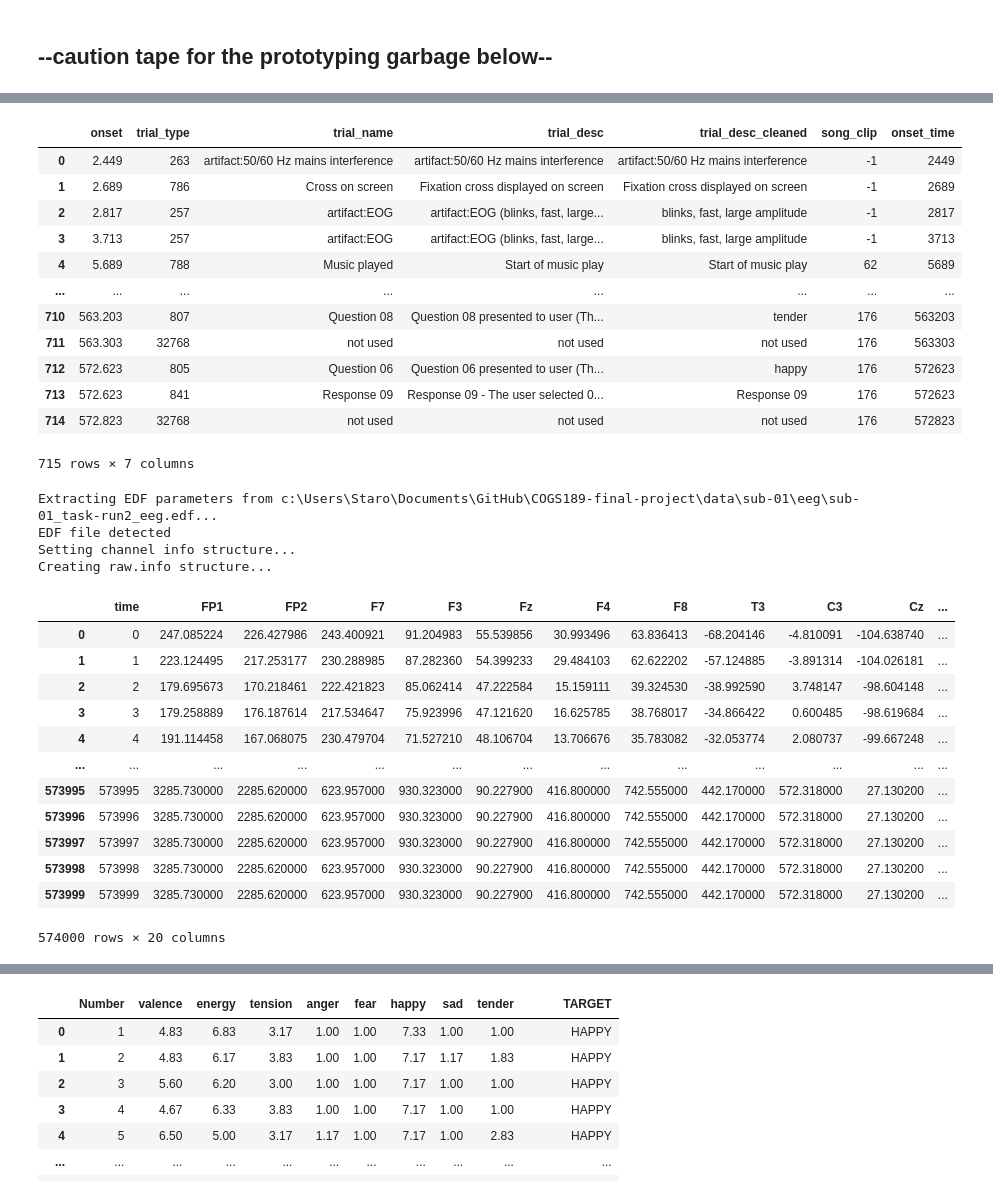
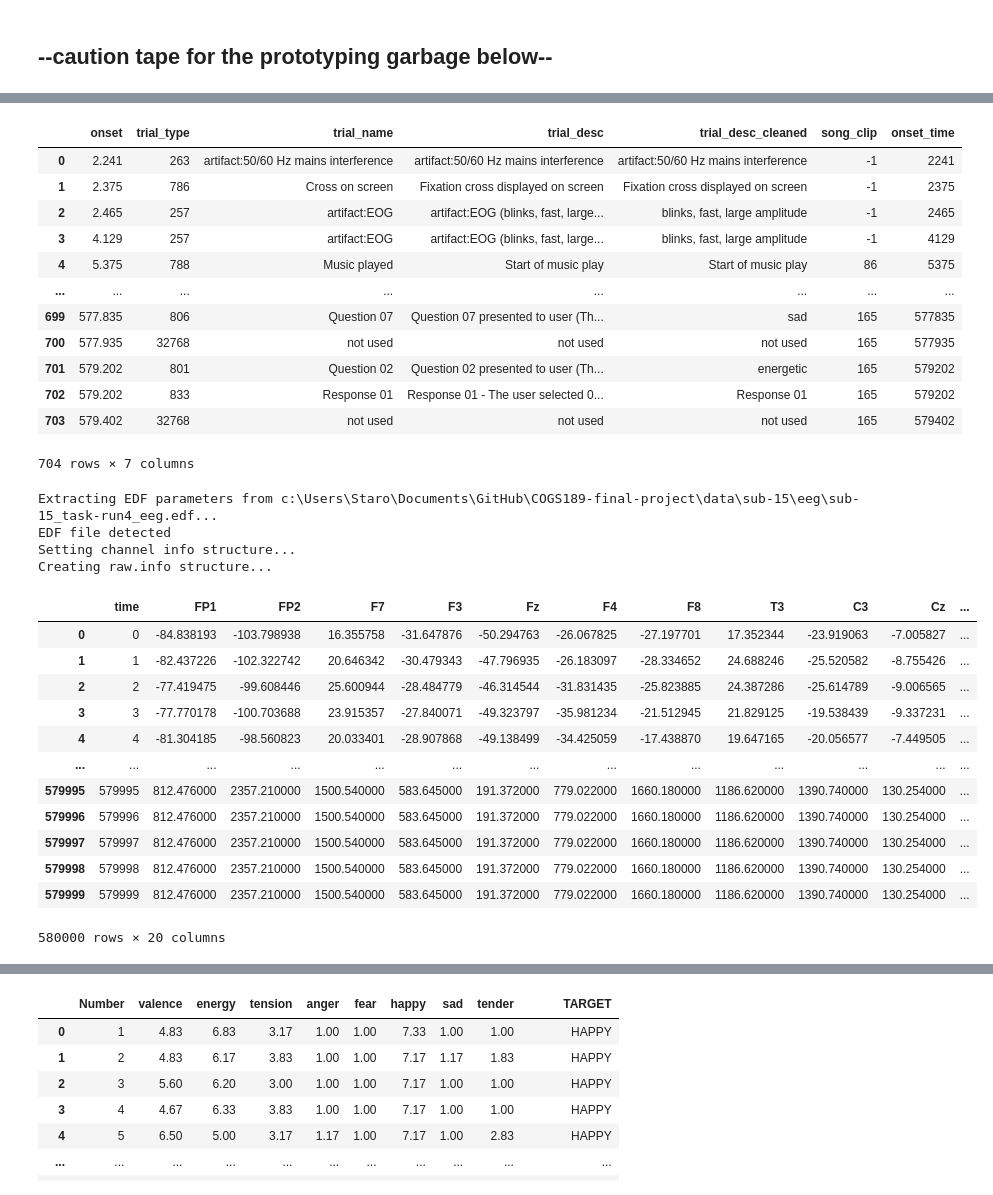
Before and after one commit to Ben243/COGS189-final-project, a Jupyter notebook: responses.ipynb, the cells around one changed output, grey strips where cells are left out. Drawn from its saved outputs; the diff is of its cells as text; code cells hidden in the pictures.

```diff
--- a/responses.ipynb
+++ b/responses.ipynb
@@ -228,5 +209,5 @@ KeyboardInterrupt:
 # %%
-trial_events = get_events(1,2)
+trial_events = get_events(15,4)
 te_sample = trial_events[(300<=trial_events['trial_type'])&(trial_events['trial_type']<=660)][['onset','trial_type']]
 songtime = te_sample['onset'].to_numpy()
 songdict = te_sample.set_index('onset').to_dict()['trial_type']
@@ -242,39 +223,39 @@ trial_events['onset_time'] = (trial_events.onset*1000).astype(int)
 trial_events
 # %% [output]
 |  | onset | trial_type | trial_name | trial_desc | trial_desc_cleaned | song_clip | onset_time |
-| 0 | 2.449 | 263 | artifact:50/60 Hz mains interference | artifact:50/60 Hz mains interference | artifact:50/60 Hz mains interference | -1 | 2449 |
-| 1 | 2.689 | 786 | Cross on screen | Fixation cross displayed on screen | Fixation cross displayed on screen | -1 | 2689 |
-| 2 | 2.817 | 257 | artifact:EOG | artifact:EOG (blinks, fast, large... | blinks, fast, large amplitude | -1 | 2817 |
-| 3 | 3.713 | 257 | artifact:EOG | artifact:EOG (blinks, fast, large... | blinks, fast, large amplitude | -1 | 3713 |
-| 4 | 5.689 | 788 | Music played | Start of music play | Start of music play | 62 | 5689 |
+| 0 | 2.241 | 263 | artifact:50/60 Hz mains interference | artifact:50/60 Hz mains interference | artifact:50/60 Hz mains interference | -1 | 2241 |
+| 1 | 2.375 | 786 | Cross on screen | Fixation cross displayed on screen | Fixation cross displayed on screen | -1 | 2375 |
+| 2 | 2.465 | 257 | artifact:EOG | artifact:EOG (blinks, fast, large... | blinks, fast, large amplitude | -1 | 2465 |
+| 3 | 4.129 | 257 | artifact:EOG | artifact:EOG (blinks, fast, large... | blinks, fast, large amplitude | -1 | 4129 |
+| 4 | 5.375 | 788 | Music played | Start of music play | Start of music play | 86 | 5375 |
 | ... | ... | ... | ... | ... | ... | ... | ... |
-| 710 | 563.203 | 807 | Question 08 | Question 08 presented to user (Th... | tender | 176 | 563203 |
-| 711 | 563.303 | 32768 | not used | not used | not used | 176 | 563303 |
-| 712 | 572.623 | 805 | Question 06 | Question 06 presented to user (Th... | happy | 176 | 572623 |
-| 713 | 572.623 | 841 | Response 09 | Response 09 - The user selected 0... | Response 09 | 176 | 572623 |
-| 714 | 572.823 | 32768 | not used | not used | not used | 176 | 572823 |
+| 699 | 577.835 | 806 | Question 07 | Question 07 presented to user (Th... | sad | 165 | 577835 |
+| 700 | 577.935 | 32768 | not used | not used | not used | 165 | 577935 |
+| 701 | 579.202 | 801 | Question 02 | Question 02 presented to user (Th... | energetic | 165 | 579202 |
+| 702 | 579.202 | 833 | Response 01 | Response 01 - The user selected 0... | Response 01 | 165 | 579202 |
+| 703 | 579.402 | 32768 | not used | not used | not used | 165 | 579402 |
-715 rows × 7 columns
+704 rows × 7 columns
 # %%
-record = get_recording(1,2)
+record = get_recording(15, 4)
 record
 # %% [output]
-Extracting EDF parameters from c:\Users\Staro\Documents\GitHub\COGS189-final-project\data\sub-01\eeg\sub-01_task-run2_eeg.edf...
+Extracting EDF parameters from c:\Users\Staro\Documents\GitHub\COGS189-final-project\data\sub-15\eeg\sub-15_task-run4_eeg.edf...
 EDF file detected
 Setting channel info structure...
 Creating raw.info structure...
 |  | time | FP1 | FP2 | F7 | F3 | Fz | F4 | F8 | T3 | C3 | Cz | ... |
-| 0 | 0 | 247.085224 | 226.427986 | 243.400921 | 91.204983 | 55.539856 | 30.993496 | 63.836413 | -68.204146 | -4.810091 | -104.638740 | ... |
-| 1 | 1 | 223.124495 | 217.253177 | 230.288985 | 87.282360 | 54.399233 | 29.484103 | 62.622202 | -57.124885 | -3.891314 | -104.026181 | ... |
-| 2 | 2 | 179.695673 | 170.218461 | 222.421823 | 85.062414 | 47.222584 | 15.159111 | 39.324530 | -38.992590 | 3.748147 | -98.604148 | ... |
-| 3 | 3 | 179.258889 | 176.187614 | 217.534647 | 75.923996 | 47.121620 | 16.625785 | 38.768017 | -34.866422 | 0.600485 | -98.619684 | ... |
-| 4 | 4 | 191.114458 | 167.068075 | 230.479704 | 71.527210 | 48.106704 | 13.706676 | 35.783082 | -32.053774 | 2.080737 | -99.667248 | ... |
+| 0 | 0 | -84.838193 | -103.798938 | 16.355758 | -31.647876 | -50.294763 | -26.067825 | -27.197701 | 17.352344 | -23.919063 | -7.005827 | ... |
+| 1 | 1 | -82.437226 | -102.322742 | 20.646342 | -30.479343 | -47.796935 | -26.183097 | -28.334652 | 24.688246 | -25.520582 | -8.755426 | ... |
+| 2 | 2 | -77.419475 | -99.608446 | 25.600944 | -28.484779 | -46.314544 | -31.831435 | -25.823885 | 24.387286 | -25.614789 | -9.006565 | ... |
+| 3 | 3 | -77.770178 | -100.703688 | 23.915357 | -27.840071 | -49.323797 | -35.981234 | -21.512945 | 21.829125 | -19.538439 | -9.337231 | ... |
+| 4 | 4 | -81.304185 | -98.560823 | 20.033401 | -28.907868 | -49.138499 | -34.425059 | -17.438870 | 19.647165 | -20.056577 | -7.449505 | ... |
 | ... | ... | ... | ... | ... | ... | ... | ... | ... | ... | ... | ... | ... |
-| 573995 | 573995 | 3285.730000 | 2285.620000 | 623.957000 | 930.323000 | 90.227900 | 416.800000 | 742.555000 | 442.170000 | 572.318000 | 27.130200 | ... |
-| 573996 | 573996 | 3285.730000 | 2285.620000 | 623.957000 | 930.323000 | 90.227900 | 416.800000 | 742.555000 | 442.170000 | 572.318000 | 27.130200 | ... |
-| 573997 | 573997 | 3285.730000 | 2285.620000 | 623.957000 | 930.323000 | 90.227900 | 416.800000 | 742.555000 | 442.170000 | 572.318000 | 27.130200 | ... |
-| 573998 | 573998 | 3285.730000 | 2285.620000 | 623.957000 | 930.323000 | 90.227900 | 416.800000 | 742.555000 | 442.170000 | 572.318000 | 27.130200 | ... |
-| 573999 | 573999 | 3285.730000 | 2285.620000 | 623.957000 | 930.323000 | 90.227900 | 416.800000 | 742.555000 | 442.170000 | 572.318000 | 27.130200 | ... |
+| 579995 | 579995 | 812.476000 | 2357.210000 | 1500.540000 | 583.645000 | 191.372000 | 779.022000 | 1660.180000 | 1186.620000 | 1390.740000 | 130.254000 | ... |
+| 579996 | 579996 | 812.476000 | 2357.210000 | 1500.540000 | 583.645000 | 191.372000 | 779.022000 | 1660.180000 | 1186.620000 | 1390.740000 | 130.254000 | ... |
+| 579997 | 579997 | 812.476000 | 2357.210000 | 1500.540000 | 583.645000 | 191.372000 | 779.022000 | 1660.180000 | 1186.620000 | 1390.740000 | 130.254000 | ... |
+| 579998 | 579998 | 812.476000 | 2357.210000 | 1500.540000 | 583.645000 | 191.372000 | 779.022000 | 1660.180000 | 1186.620000 | 1390.740000 | 130.254000 | ... |
+| 579999 | 579999 | 812.476000 | 2357.210000 | 1500.540000 | 583.645000 | 191.372000 | 779.022000 | 1660.180000 | 1186.620000 | 1390.740000 | 130.254000 | ... |
-574000 rows × 20 columns
+580000 rows × 20 columns
 # %%
 
 ot = trial_events[trial_events.trial_type.isin([788,1092])].groupby('song_clip').head(2)[['song_clip','onset_time']]
```
Also changed, not shown: parts of 7 cells of this notebook, 1 other file.
